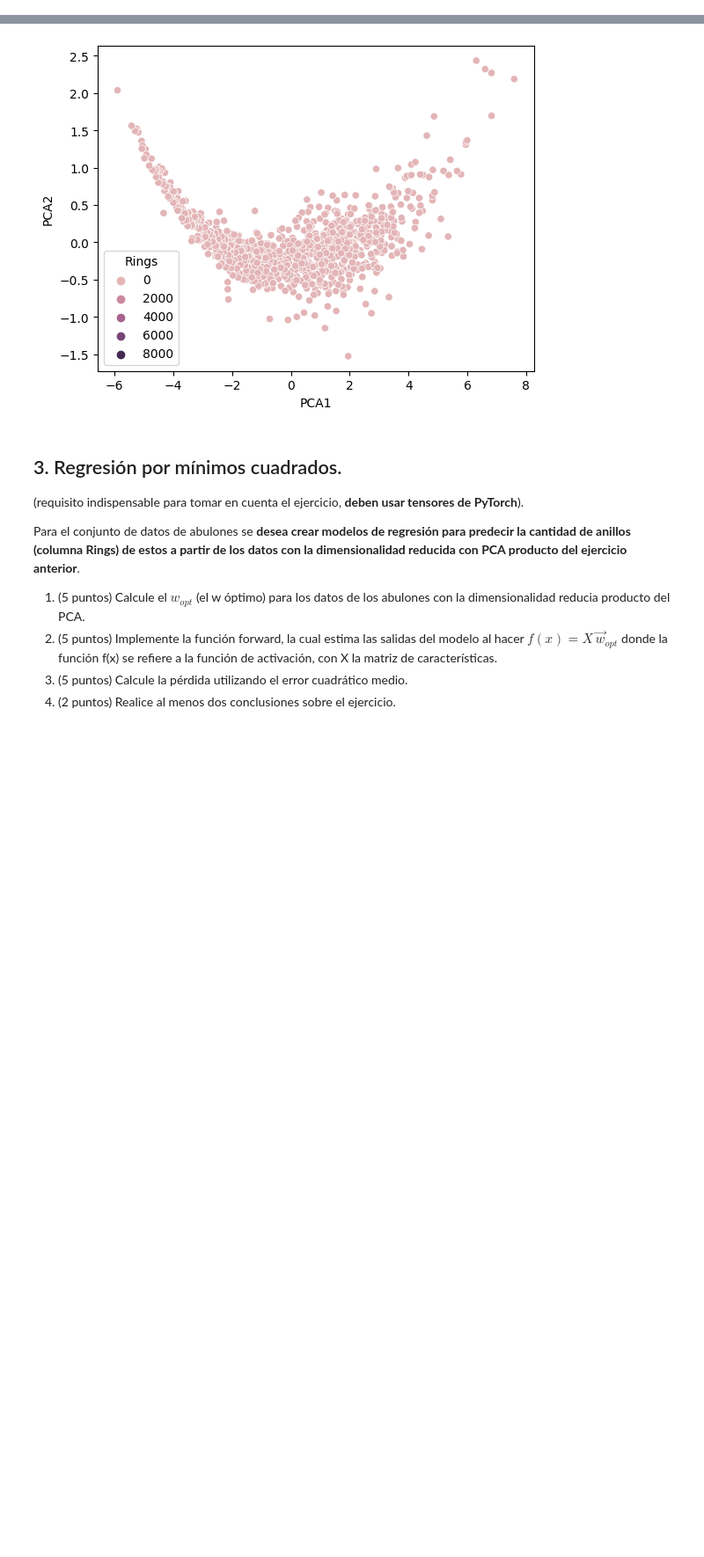
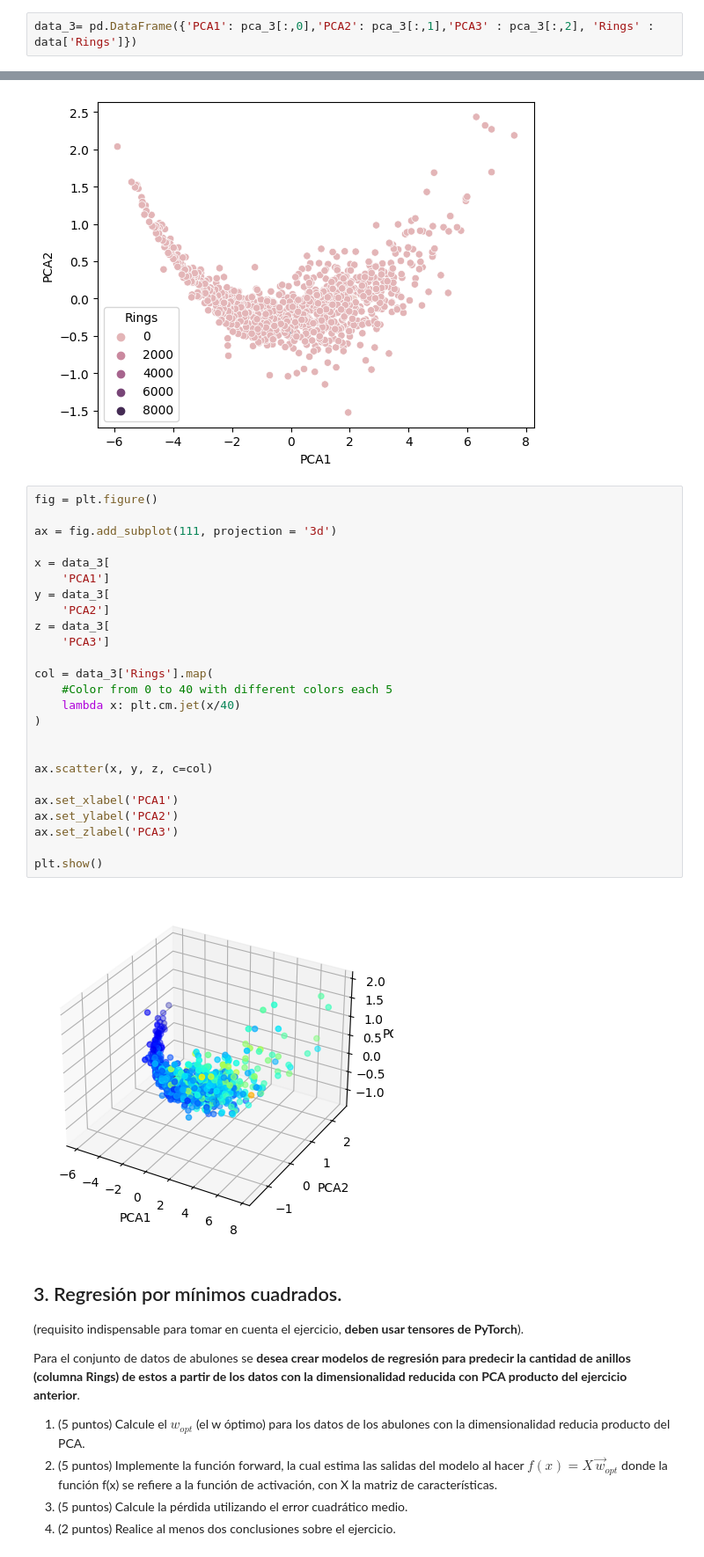
Before and after one commit to pabloamh27/PCA_project, a Jupyter notebook: TP02.ipynb, the cells around one changed output, grey strips where cells are left out. Shown at 88% size. Cells and saved outputs as stored; diff of their text form; blank space fills up the shorter version.

```diff
--- a/TP02.ipynb
+++ b/TP02.ipynb
@@ -393,5 +405,7 @@ array([[6.82711556, 1.69563241],
 # %%
 data_2= pd.DataFrame({'PCA1': pca_2[:,0],'PCA2': pca_2[:,1], 'Rings' : data['Rings']})
+# %%
+data_3= pd.DataFrame({'PCA1': pca_3[:,0],'PCA2': pca_3[:,1],'PCA3' : pca_3[:,2], 'Rings' : data['Rings']})
 # %%
 data_2.head()
 # %% [output]
@@ -420,6 +457,33 @@ sns.scatterplot(x='PCA1', y = 'PCA2', hue= 'Rings', data=data_2)
 # %% [output]
 <Axes: xlabel='PCA1', ylabel='PCA2'>
 [figure]
+# %%
+fig = plt.figure()
+
+ax = fig.add_subplot(111, projection = '3d')
+
+x = data_3[
+    'PCA1']
+y = data_3[
+    'PCA2']
+z = data_3[
+    'PCA3']
+
+col = data_3['Rings'].map(
+    #Color from 0 to 40 with different colors each 5
+    lambda x: plt.cm.jet(x/40)
+)
+
+
+ax.scatter(x, y, z, c=col)
+
+ax.set_xlabel('PCA1')
+ax.set_ylabel('PCA2')
+ax.set_zlabel('PCA3')
+
+plt.show()
+# %% [output]
+[figure, added]
 # %% [markdown]
 ## 3. Regresión por mínimos cuadrados.
 (requisito indispensable para tomar en cuenta el ejercicio, **deben usar tensores de PyTorch**).
```
Also changed, not shown: parts of 6 cells of this notebook.
